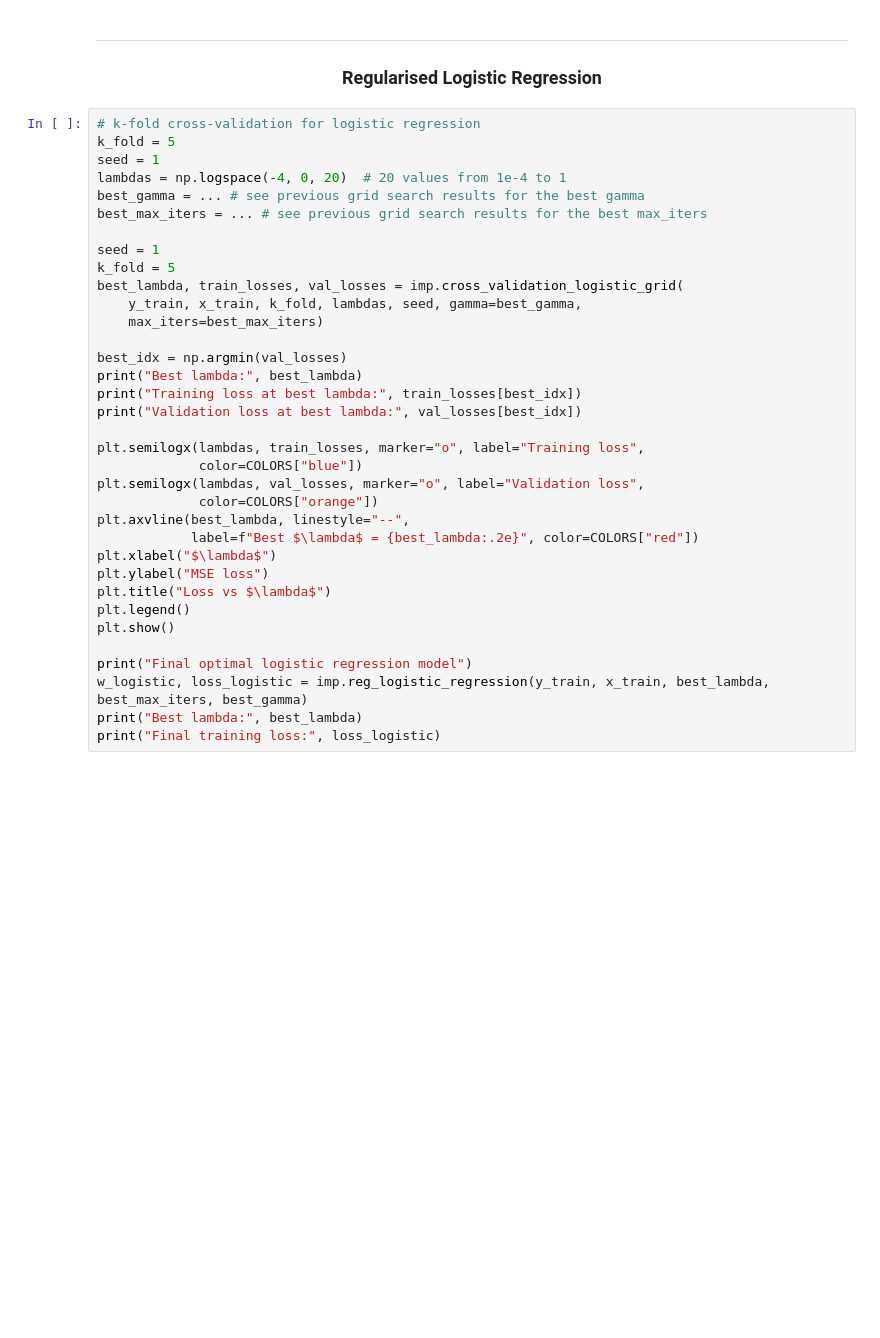
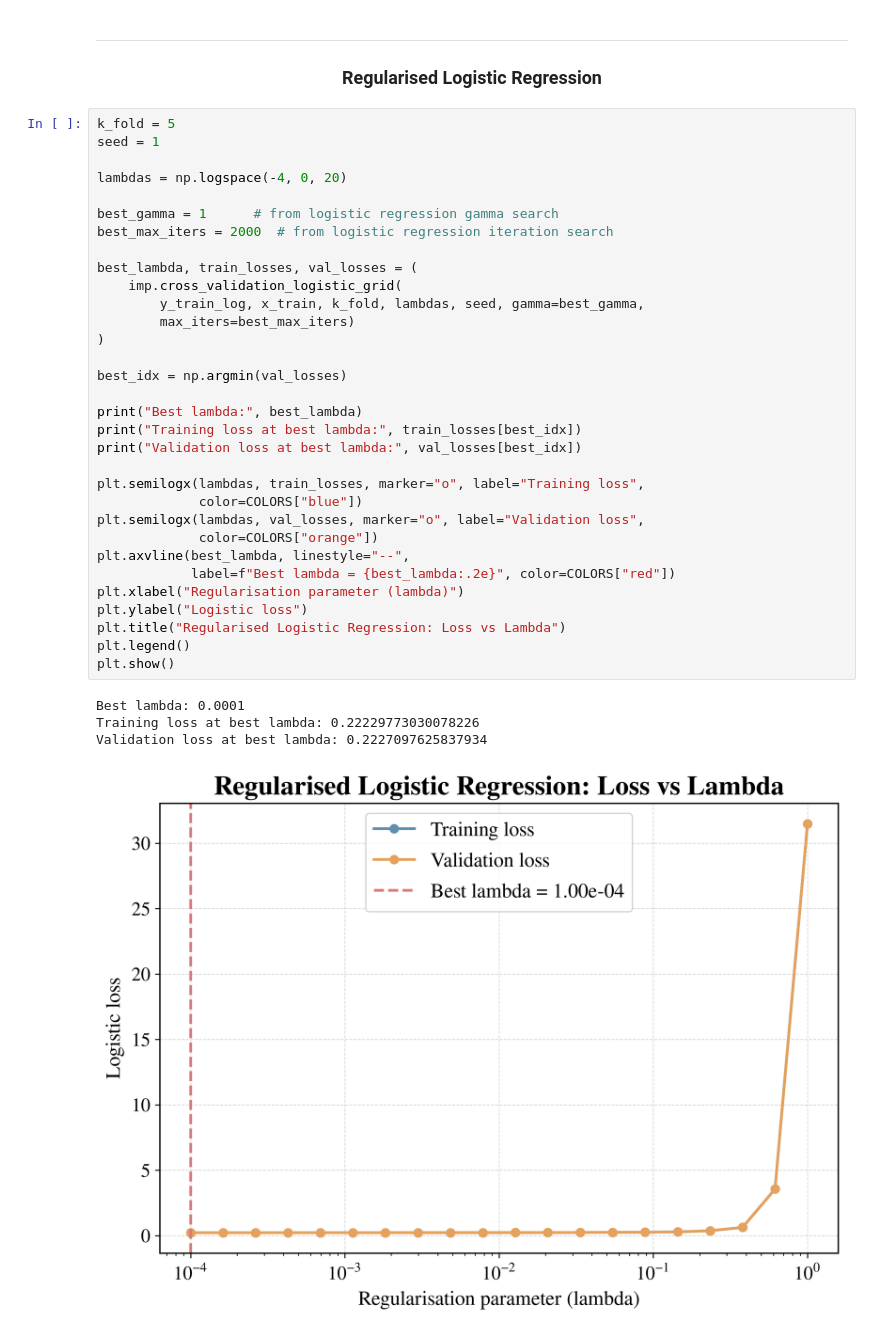
Before and after one commit to TheImprovedMuffinMan/ML_project1_MMA, a Jupyter notebook: code/run.ipynb, the cells around one changed output. Cells and saved outputs as stored; diff of their text form; blank space fills up the shorter version.

```diff
--- a/code/run.ipynb
+++ b/code/run.ipynb
@@ -474,37 +500,39 @@ plt.show()
 ---
 ### <center> Regularised Logistic Regression
 # %%
-# k-fold cross-validation for logistic regression
 k_fold = 5
 seed = 1
-lambdas = np.logspace(-4, 0, 20)  # 20 values from 1e-4 to 1
-best_gamma = ... # see previous grid search results for the best gamma
-best_max_iters = ... # see previous grid search results for the best max_iters
 
-seed = 1
-k_fold = 5
-best_lambda, train_losses, val_losses = imp.cross_validation_logistic_grid(
-    y_train, x_train, k_fold, lambdas, seed, gamma=best_gamma,
-    max_iters=best_max_iters)
+lambdas = np.logspace(-4, 0, 20)
+
+best_gamma = 1      # from logistic regression gamma search
+best_max_iters = 2000  # from logistic regression iteration search
+
+best_lambda, train_losses, val_losses = (
+    imp.cross_validation_logistic_grid(
+        y_train_log, x_train, k_fold, lambdas, seed, gamma=best_gamma,
+        max_iters=best_max_iters)
+)
 
 best_idx = np.argmin(val_losses)
+
 print("Best lambda:", best_lambda)
 print("Training loss at best lambda:", train_losses[best_idx])
 print("Validation loss at best lambda:", val_losses[best_idx])
 
 plt.semilogx(lambdas, train_losses, marker="o", label="Training loss",
              color=COLORS["blue"])
 plt.semilogx(lambdas, val_losses, marker="o", label="Validation loss",
              color=COLORS["orange"])
 plt.axvline(best_lambda, linestyle="--",
-            label=f"Best $\lambda$ = {best_lambda:.2e}", color=COLORS["red"])
-plt.xlabel("$\lambda$")
-plt.ylabel("MSE loss")
-plt.title("Loss vs $\lambda$")
+            label=f"Best lambda = {best_lambda:.2e}", color=COLORS["red"])
+plt.xlabel("Regularisation parameter (lambda)")
+plt.ylabel("Logistic loss")
+plt.title("Regularised Logistic Regression: Loss vs Lambda")
 plt.legend()
 plt.show()
-
-print("Final optimal logistic regression model")
-w_logistic, loss_logistic = imp.reg_logistic_regression(y_train, x_train, best_lambda, best_max_iters, best_gamma)
-print("Best lambda:", best_lambda)
-print("Final training loss:", loss_logistic)
+# %% [output]
+Best lambda: 0.0001
+Training loss at best lambda: 0.22229773030078226
+Validation loss at best lambda: 0.2227097625837934
+[figure, added]
```
Also changed, not shown: parts of 15 cells of this notebook, 1 other file.
